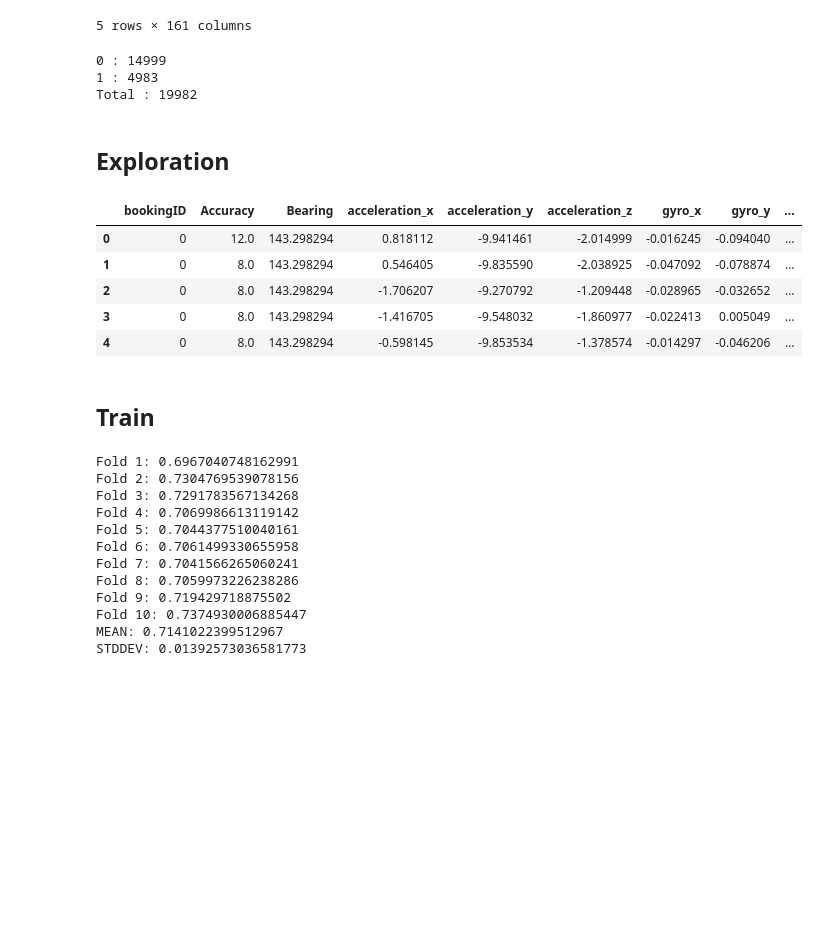
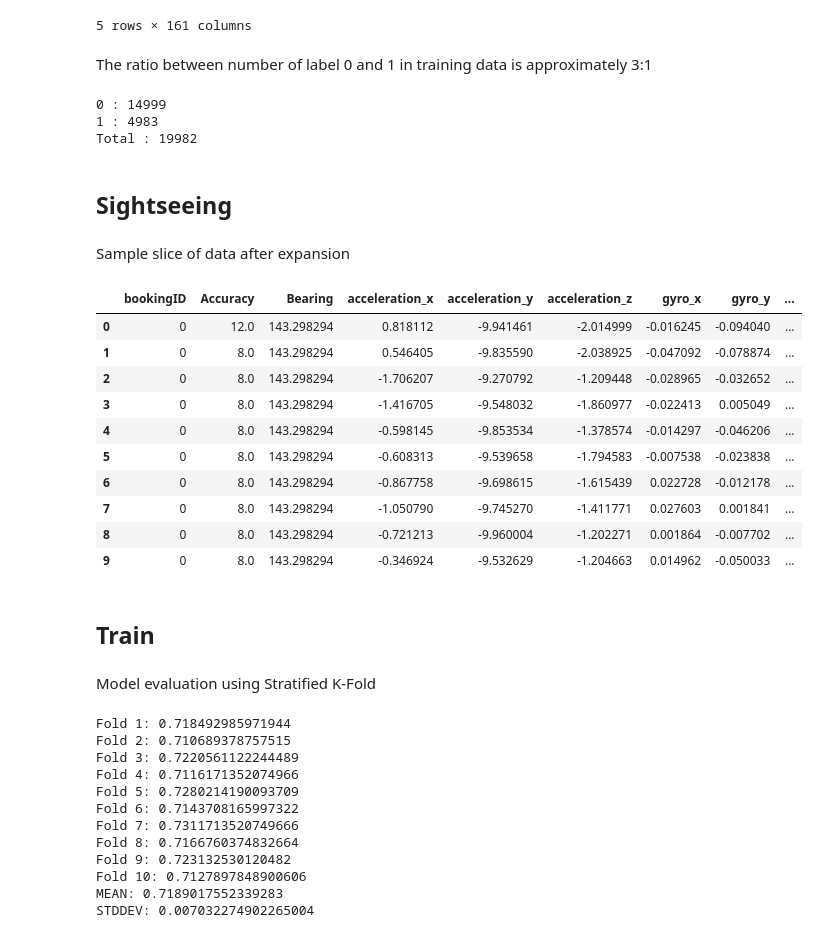
Before and after one commit to arnoalexander/aiforsea-safety, a Jupyter notebook: experiments/Experiment.ipynb, the cells around one changed output. Drawn from its saved outputs; the diff is of its cells as text; code cells hidden in the pictures; blank space fills up the shorter version.

Commit message:
Improve model performance

```diff
--- a/experiments/Experiment.ipynb
+++ b/experiments/Experiment.ipynb
@@ -99,6 +107,8 @@ data_complete.head()
 | 3 | 10.0 | 4 | 1.653586 | -7.581676 | -0.298250 | ... |
 | 4 | 3.0 | 6 | 3.858134 | 12.010161 | 5.682811 | ... |
 5 rows × 161 columns
+# %% [markdown]
+The ratio between number of label 0 and 1 in training data is approximately 3:1
 # %%
 print('0 : ' + str(len(data_complete[data_complete['label']==0])))
 print('1 : ' + str(len(data_complete[data_complete['label']==1])))
@@ -108,17 +118,24 @@ print('Total : ' + str(len(data_complete)))
 1 : 4983
 Total : 19982
 # %% [markdown]
-## Exploration
+## Sightseeing
+# %% [markdown]
+Sample slice of data after expansion
 # %%
 df = FeatureExtraction.expand(data_sample)
-HTML(df[:5].to_html())
+HTML(df[:10].to_html())
 # %% [output]
 |  | bookingID | Accuracy | Bearing | acceleration_x | acceleration_y | acceleration_z | gyro_x | gyro_y | ... |
 | 0 | 0 | 12.0 | 143.298294 | 0.818112 | -9.941461 | -2.014999 | -0.016245 | -0.094040 | ... |
 | 1 | 0 | 8.0 | 143.298294 | 0.546405 | -9.835590 | -2.038925 | -0.047092 | -0.078874 | ... |
 | 2 | 0 | 8.0 | 143.298294 | -1.706207 | -9.270792 | -1.209448 | -0.028965 | -0.032652 | ... |
 | 3 | 0 | 8.0 | 143.298294 | -1.416705 | -9.548032 | -1.860977 | -0.022413 | 0.005049 | ... |
 | 4 | 0 | 8.0 | 143.298294 | -0.598145 | -9.853534 | -1.378574 | -0.014297 | -0.046206 | ... |
+| 5 | 0 | 8.0 | 143.298294 | -0.608313 | -9.539658 | -1.794583 | -0.007538 | -0.023838 | ... |
+| 6 | 0 | 8.0 | 143.298294 | -0.867758 | -9.698615 | -1.615439 | 0.022728 | -0.012178 | ... |
+| 7 | 0 | 8.0 | 143.298294 | -1.050790 | -9.745270 | -1.411771 | 0.027603 | 0.001841 | ... |
+| 8 | 0 | 8.0 | 143.298294 | -0.721213 | -9.960004 | -1.202271 | 0.001864 | -0.007702 | ... |
+| 9 | 0 | 8.0 | 143.298294 | -0.346924 | -9.532629 | -1.204663 | 0.014962 | -0.050033 | ... |
 # %% [markdown]
 ## Train
 # %%
@@ -134,19 +146,22 @@ sample_weight = get_weight(y)
+# %% [markdown]
+Model evaluation using Stratified K-Fold
 # %%
-model = Classifier()
-scores = Evaluation.evaluate(model, X, y, sample_weight)
+base_estimator = LGBMClassifier(max_depth=5, num_leaves=15)
+model = Classifier(base_estimator)
+scores = Evaluation.evaluate(model, X, y)
 # %% [output]
-Fold 1: 0.6967040748162991
-Fold 2: 0.7304769539078156
-Fold 3: 0.7291783567134268
-Fold 4: 0.7069986613119142
-Fold 5: 0.7044377510040161
-Fold 6: 0.7061499330655958
-Fold 7: 0.7041566265060241
-Fold 8: 0.7059973226238286
-Fold 9: 0.719429718875502
-Fold 10: 0.7374930006885447
-MEAN: 0.7141022399512967
-STDDEV: 0.01392573036581773
+Fold 1: 0.718492985971944
+Fold 2: 0.710689378757515
+Fold 3: 0.7220561122244489
+Fold 4: 0.7116171352074966
+Fold 5: 0.7280214190093709
+Fold 6: 0.7143708165997322
+Fold 7: 0.7311713520749666
+Fold 8: 0.7166760374832664
+Fold 9: 0.723132530120482
+Fold 10: 0.7127897848900606
+MEAN: 0.7189017552339283
+STDDEV: 0.007032274902265004
 # %%
 model.fit(X, y, sample_weight)
 # %%
```
Also changed, not shown: parts of 5 cells of this notebook, 5 other files.
